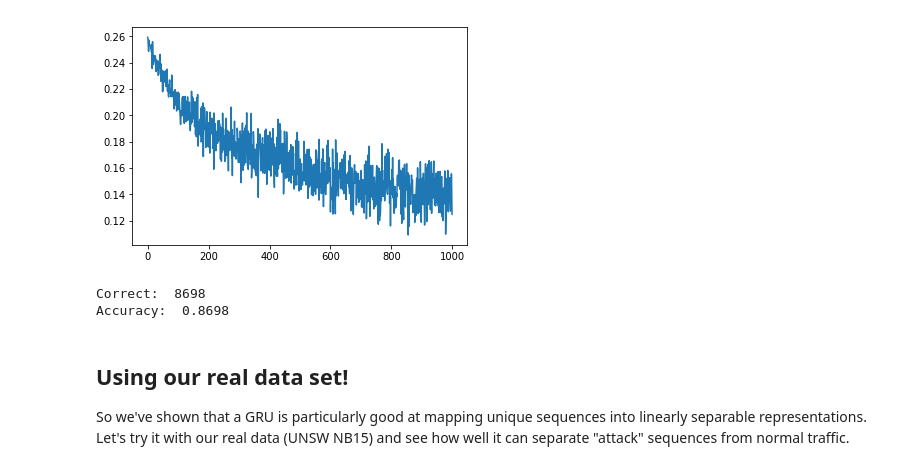
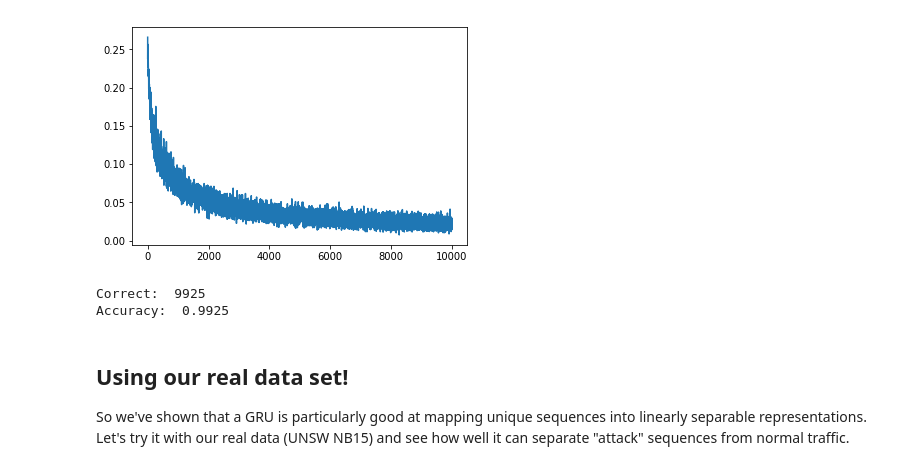
Before and after one commit to JayWalker512/PacketGAN, a Jupyter notebook: Latent Space Classifier.ipynb, the cells around one changed output. Cells and saved outputs as stored; diff of their text form; code cells hidden in the pictures.

```diff
--- a/Latent Space Classifier.ipynb
+++ b/Latent Space Classifier.ipynb
@@ -138,7 +138,7 @@ criterion = nn.MSELoss()
 optimizer = optim.SGD(clf.parameters(), lr=0.1)
 loss_log = []
 
-num_training_examples = 100000
+num_training_examples = 1000000
 for i in range(0,num_training_examples):
 
         #train on a sequence from the first class
@@ -158,36 +158,36 @@ for i in range(0,num_training_examples):
         loss_log.append(loss.item())
         loss.backward()
         optimizer.step()
 
 #plot loss
 loss_avg = []
 for i in range(0, num_training_examples // 100):
     total = 0
     for k in loss_log[int(i * 100): int((i+1)*100)]:
         total += k
     loss_avg.append(total / 100)
 
 plt.plot(range(len(loss_avg)), loss_avg)
 plt.show()
 
 #calculate the accuracy!
 num_test_examples = 10000
 num_correct = 0
 for i in range(0, num_test_examples // 2):
     y = clf(lsm(get_sequence_class0()).detach())
     if y[0] < 0.5:
         num_correct += 1
 
     y = clf(lsm(get_sequence_class1()).detach())
     if y[0] >= 0.5:
         num_correct += 1
 
 print("Correct: ", num_correct)
 print("Accuracy: ", (num_correct / num_test_examples))
 # %% [output]
-[figure, old version]
+[figure, new version]
-Correct:  8698
-Accuracy:  0.8698
+Correct:  9925
+Accuracy:  0.9925
 # %% [markdown]
 Using our real data set!
 ---------------------------------
```
Also changed, not shown: parts of 6 cells of this notebook, 3 other files.
